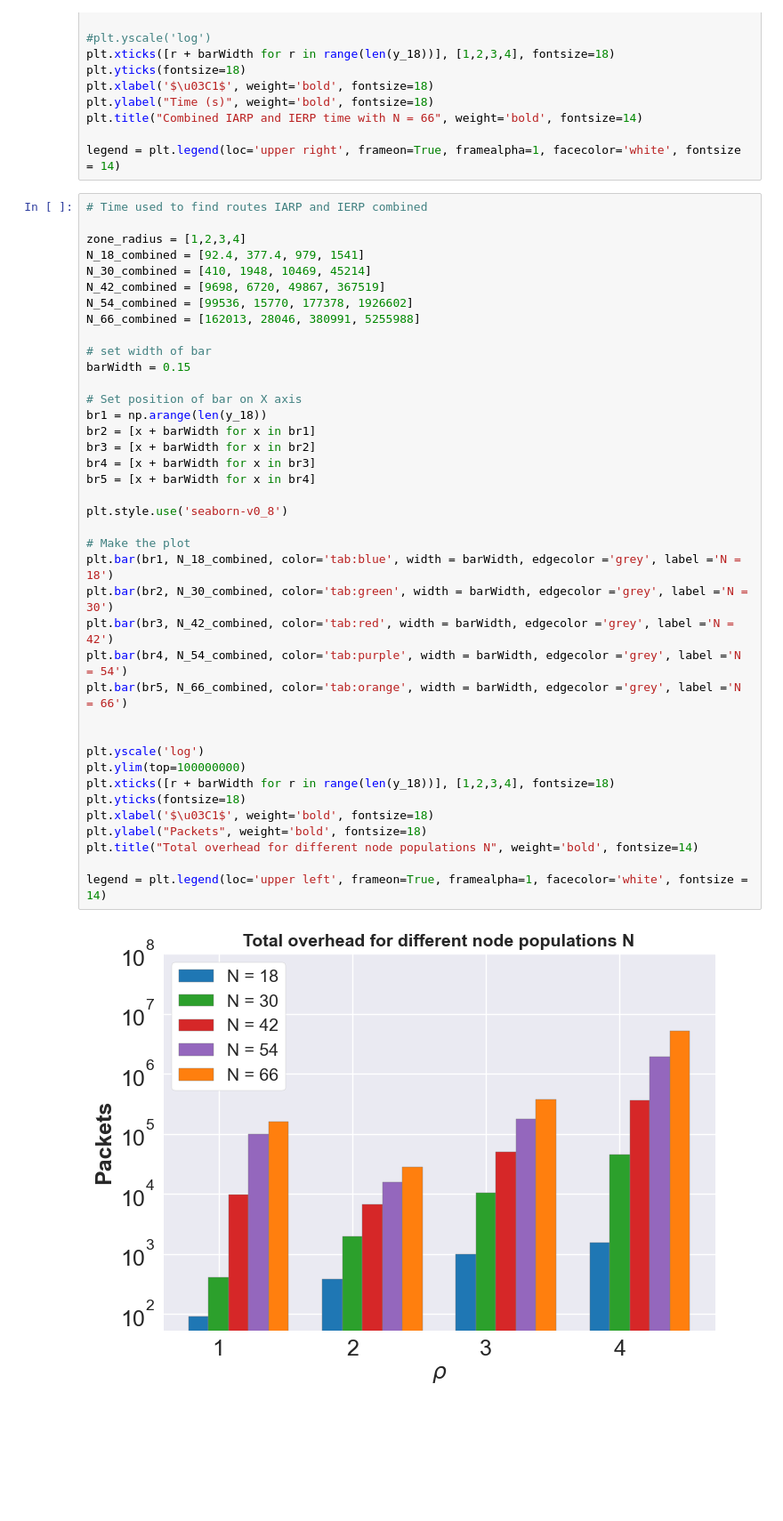
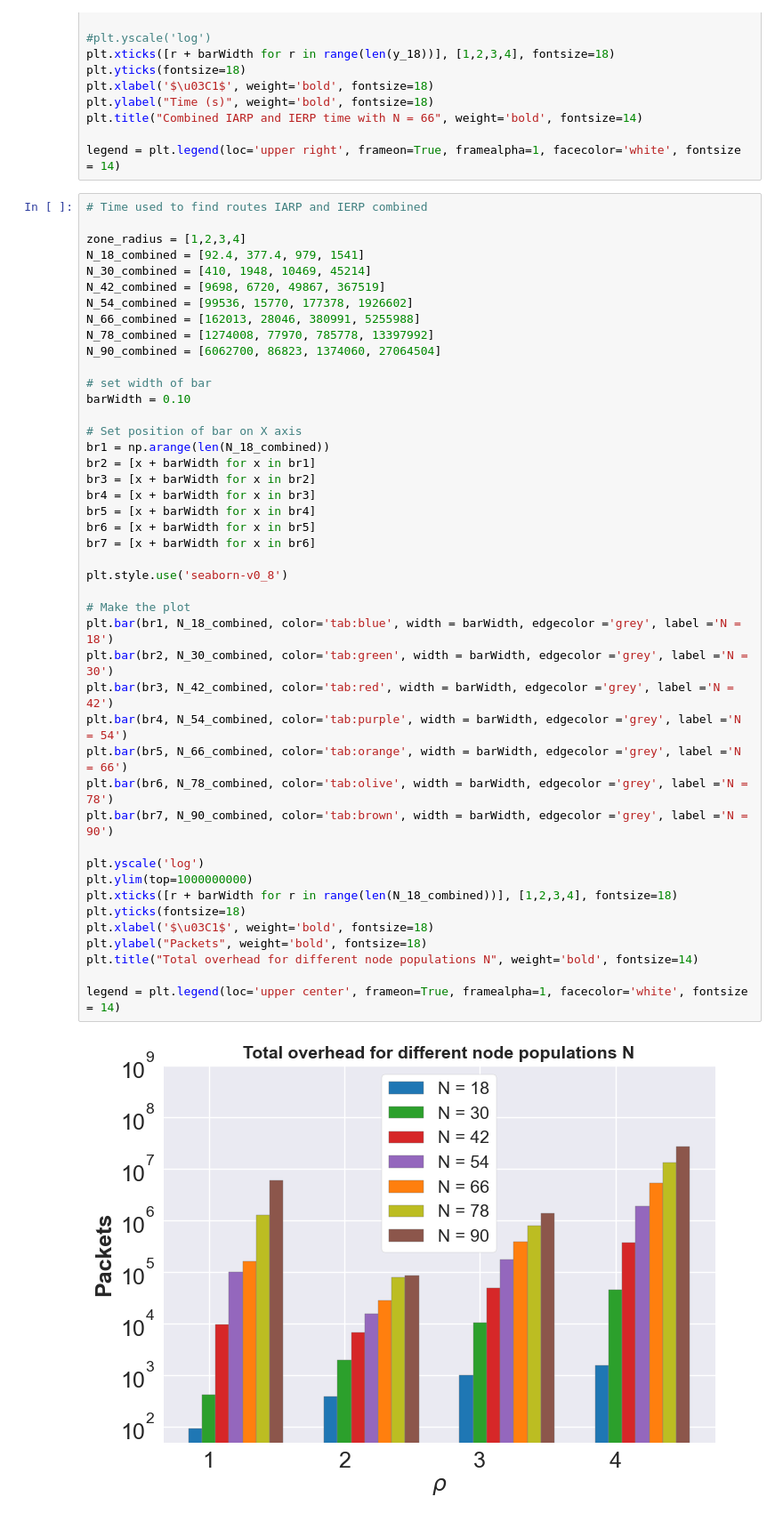
Before and after one commit to mathias-magnusson/Zone-routing-protocol, a Jupyter notebook: plot.ipynb, the cells around one changed output. Shown at 89% size. Cells and saved outputs as stored; diff of their text form; blank space fills up the shorter version.

Commit message:
New plot

```diff
--- a/plot.ipynb
+++ b/plot.ipynb
@@ -386,37 +386,42 @@ zone_radius = [1,2,3,4]
 N_18_combined = [92.4, 377.4, 979, 1541]
 N_30_combined = [410, 1948, 10469, 45214]
 N_42_combined = [9698, 6720, 49867, 367519]
 N_54_combined = [99536, 15770, 177378, 1926602]
 N_66_combined = [162013, 28046, 380991, 5255988]
+N_78_combined = [1274008, 77970, 785778, 13397992]
+N_90_combined = [6062700, 86823, 1374060, 27064504]
 
 # set width of bar
-barWidth = 0.15
+barWidth = 0.10
 
 # Set position of bar on X axis
-br1 = np.arange(len(y_18))
+br1 = np.arange(len(N_18_combined))
 br2 = [x + barWidth for x in br1]
 br3 = [x + barWidth for x in br2]
 br4 = [x + barWidth for x in br3]
 br5 = [x + barWidth for x in br4]
+br6 = [x + barWidth for x in br5]
+br7 = [x + barWidth for x in br6]
 
 plt.style.use('seaborn-v0_8')
 
 # Make the plot
 plt.bar(br1, N_18_combined, color='tab:blue', width = barWidth, edgecolor ='grey', label ='N = 18')
 plt.bar(br2, N_30_combined, color='tab:green', width = barWidth, edgecolor ='grey', label ='N = 30')
 plt.bar(br3, N_42_combined, color='tab:red', width = barWidth, edgecolor ='grey', label ='N = 42')
 plt.bar(br4, N_54_combined, color='tab:purple', width = barWidth, edgecolor ='grey', label ='N = 54')
 plt.bar(br5, N_66_combined, color='tab:orange', width = barWidth, edgecolor ='grey', label ='N = 66')
-
+plt.bar(br6, N_78_combined, color='tab:olive', width = barWidth, edgecolor ='grey', label ='N = 78')
+plt.bar(br7, N_90_combined, color='tab:brown', width = barWidth, edgecolor ='grey', label ='N = 90')
 
 plt.yscale('log')
-plt.ylim(top=100000000)
-plt.xticks([r + barWidth for r in range(len(y_18))], [1,2,3,4], fontsize=18)
+plt.ylim(top=1000000000)
+plt.xticks([r + barWidth for r in range(len(N_18_combined))], [1,2,3,4], fontsize=18)
 plt.yticks(fontsize=18)
 plt.xlabel('$\u03C1$', weight='bold', fontsize=18)
 plt.ylabel("Packets", weight='bold', fontsize=18)
 plt.title("Total overhead for different node populations N", weight='bold', fontsize=14)
 
-legend = plt.legend(loc='upper left', frameon=True, framealpha=1, facecolor='white', fontsize = 14)
+legend = plt.legend(loc='upper center', frameon=True, framealpha=1, facecolor='white', fontsize = 14)
 # %% [output]
-[figure, old version]
+[figure, new version]
```
